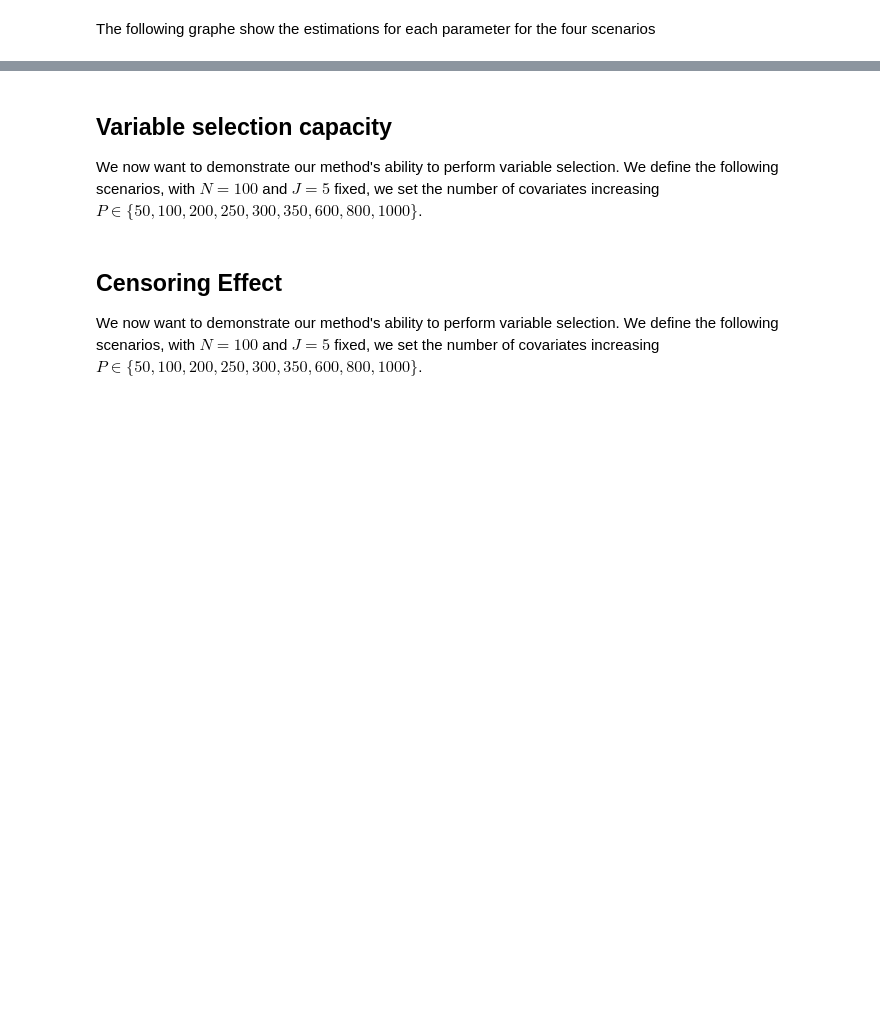
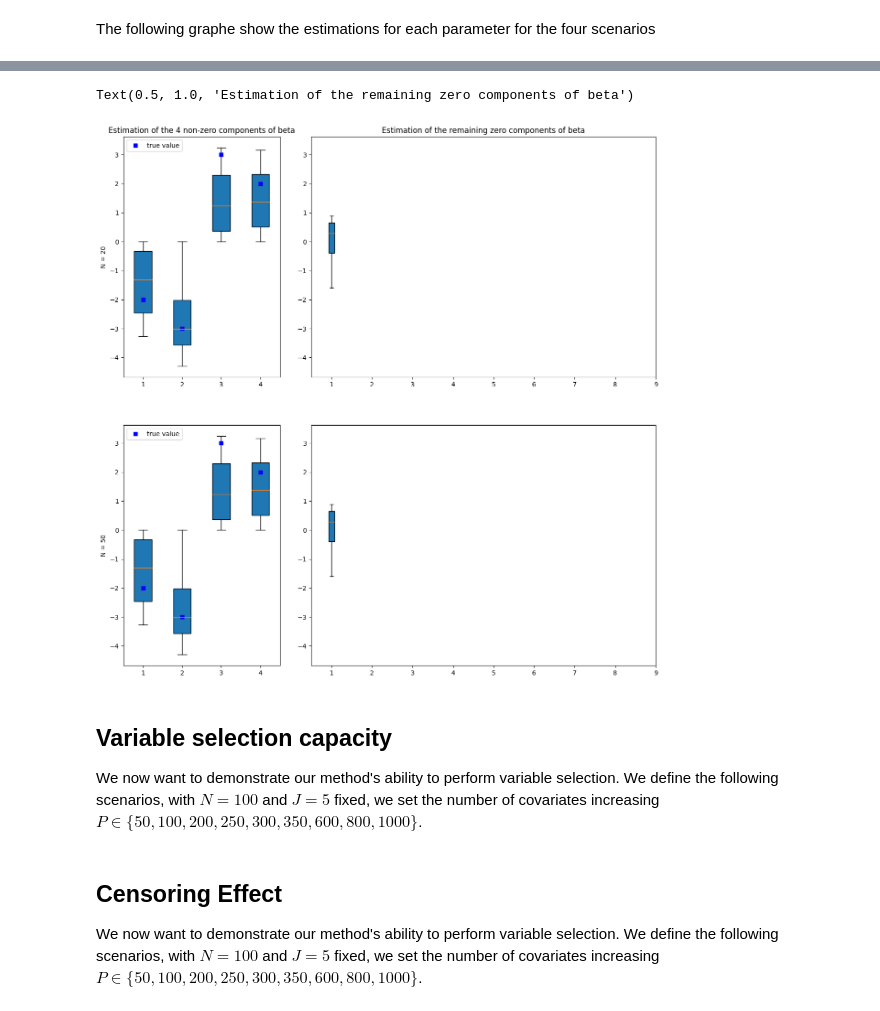
Before and after one commit to caillebotteAntoine/sdg4varselect, a Jupyter notebook: results/simulation_study.ipynb, the cells around one changed output, grey strips where cells are left out. Cells and saved outputs as stored; diff of their text form; code cells hidden in the pictures; blank space fills up the shorter version.

```diff
--- a/results/simulation_study.ipynb
+++ b/results/simulation_study.ipynb
@@ -112,31 +119,34 @@ for i in range(7):
 # %%
 import matplotlib.pyplot as plt
 from matplotlib.gridspec import GridSpec
 
 params_star_HD = params_star[7:]
-theta = [jnp.array([r.theta[model.DIM_LD :] for r in res]) for res in results]
+theta = jnp.array(results.last_theta)[:, :, :, model.DIM_LD :]
 
 G = GridSpec(len(results), 3)
 fig = sdgplt.figure()
 
-xticks = jnp.arange(0, model.DIM_HD) + 1
+xticks = jnp.arange(0, model.DIMCovCox) + 1
 for i in range(len(results)):
     ax = plt.subplot(G[i, 0])
-    bp = ax.boxplot(theta[i][:, :4].T, patch_artist=True)
+    bp = ax.boxplot(theta[i][:, -1, :4].T, patch_artist=True)
     ax.plot(xticks[:4], params_star_HD[:4], "bs", label="true value")
     ax.legend()
     ax.set_ylabel(scenarios_labels[i])
     # == == == == #
     ax = plt.subplot(G[i, 1:], sharey=ax)
-    bp = ax.boxplot(theta[i][:, 4:].T, patch_artist=True)
+    bp = ax.boxplot(theta[i][:, -1, 4:].T, patch_artist=True)
 
-    xticks_nonzero = jnp.arange(1, model.DIM_HD, step=model.DIM_HD // 10)
+    xticks_nonzero = jnp.arange(1, model.DIMCovCox, step=model.DIMCovCox // 10)
     ax.set_xticks(xticks_nonzero, xticks_nonzero)
 
 ax = plt.subplot(G[0, 0])
 ax.set_title(f"Estimation of the 4 non-zero components of beta")
 ax = plt.subplot(G[0, 1:], sharey=ax)
 ax.set_title(f"Estimation of the remaining zero components of beta")
+# %% [output]
+Text(0.5, 1.0, 'Estimation of the remaining zero components of beta')
+[figure, added]
 # %% [markdown]
 ## Variable selection capacity
 
```
Also changed, not shown: parts of 4 cells of this notebook, 39 other files.
